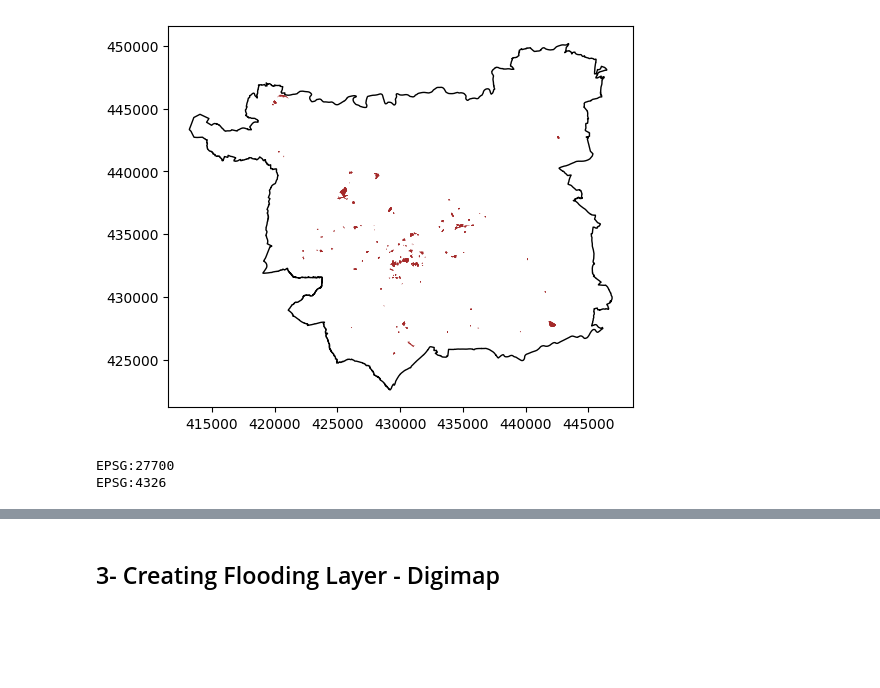
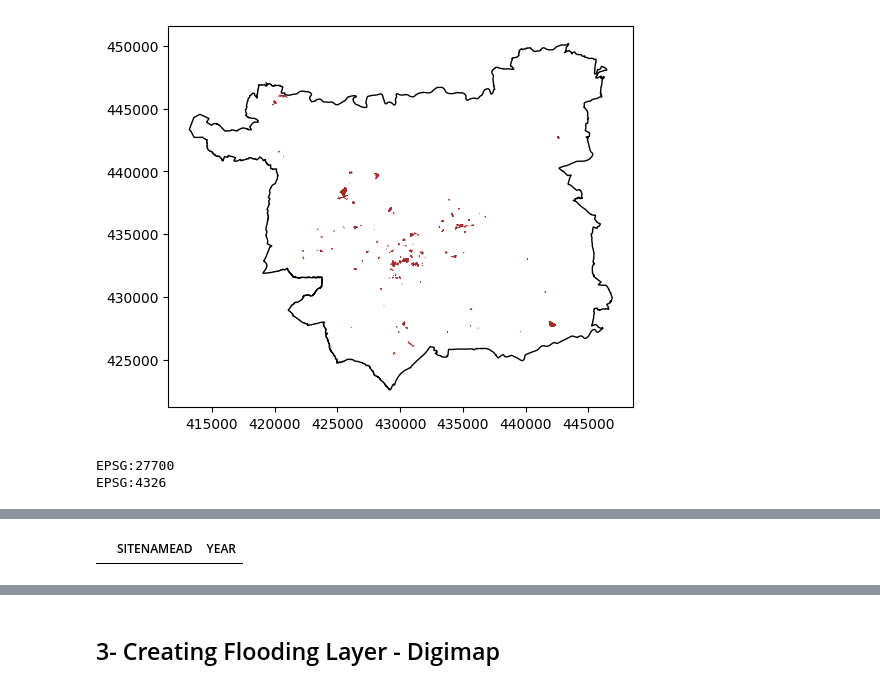
Before and after one commit to MarionC749/LIDA-SEEDS, a Jupyter notebook: Data_Processing/3-SEEDS_potentialCGS_search.ipynb, the cells around one changed output, grey strips where cells are left out. Saved outputs shown, nothing was run; the diff lists cells and outputs as text; code cells hidden in the pictures; blank space fills up the shorter version.

```diff
--- a/Data_Processing/3-SEEDS_potentialCGS_search.ipynb
+++ b/Data_Processing/3-SEEDS_potentialCGS_search.ipynb
@@ -304,3 +333,8 @@ memory usage: 204.9+ KB
+# %%
+#Check no more duplicates
+LCC_brownfields.loc[LCC_brownfields['SITENAMEAD'].duplicated(keep=False), ["SITENAMEAD", "YEAR"]].sort_values("SITENAMEAD")
+# %% [output]
+|  | SITENAMEAD | YEAR |
 # %%
 LCC_brownfields["DEVELOPMEN"].unique()
 # %% [output]
```
Also changed, not shown: parts of 10 cells of this notebook, 20 other files.
